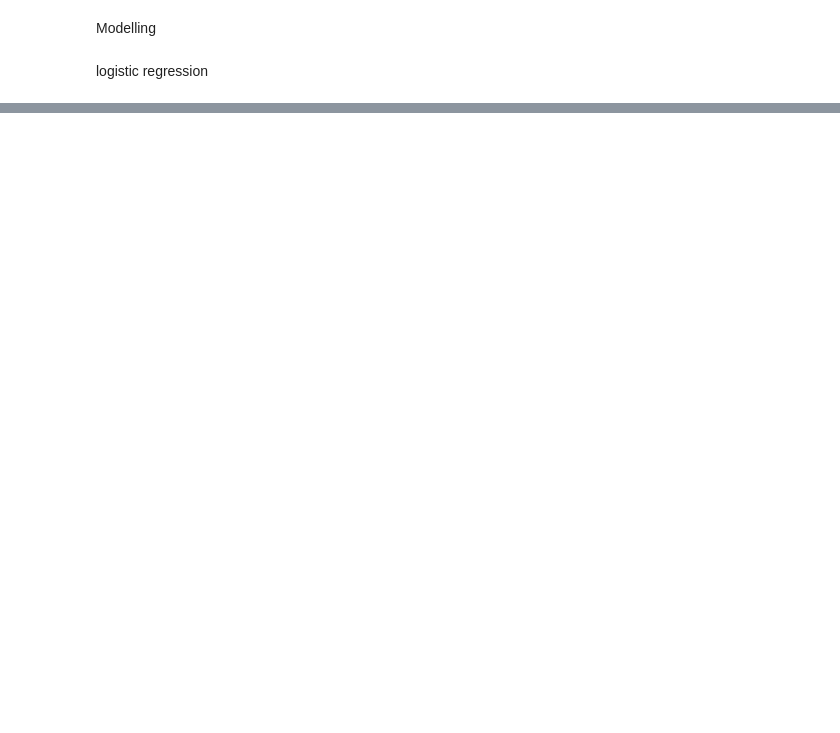
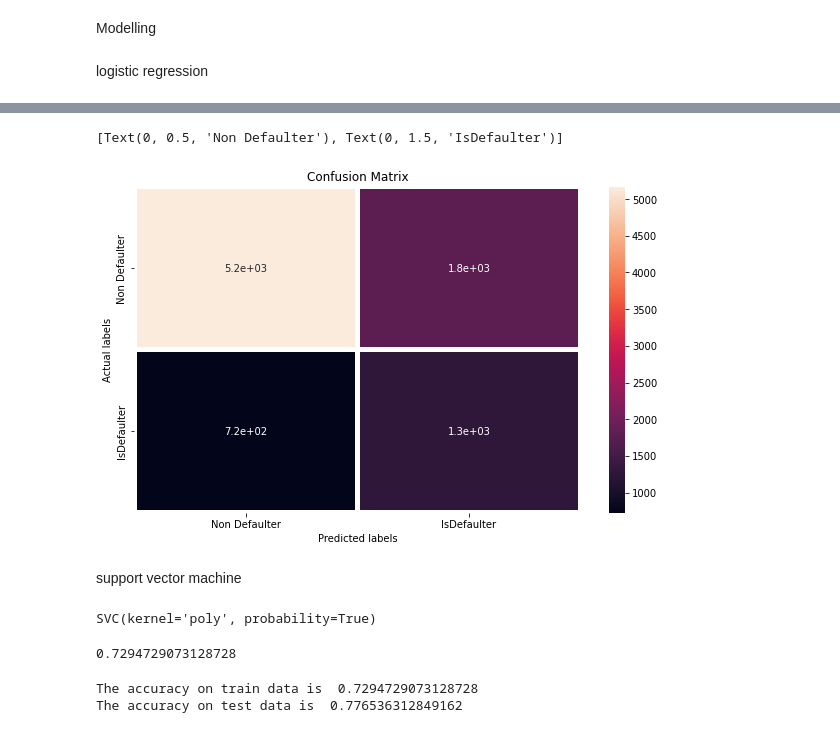
Before and after one commit to Malikarbaaz/CREDIT_CARD_DEFAULT_PREDICTION, a Jupyter notebook: Copy_of_Credit_Card_Default_Prediction_Capstone_Project.ipynb, the cells around one changed output, grey strips where cells are left out. Saved outputs shown, nothing was run; the diff lists cells and outputs as text; code cells hidden in the pictures; blank space fills up the shorter version.

```diff
--- a/Copy_of_Credit_Card_Default_Prediction_Capstone_Project.ipynb
+++ b/Copy_of_Credit_Card_Default_Prediction_Capstone_Project.ipynb
@@ -595,0 +763,10 @@ logistic_model.fit(X_train_os, y_train_os)
+# %%
+from sklearn.tree import DecisionTreeClassifier
+
+dtc_params = {'max_depth':[2,4,6,8,10],
+              'min_samples_leaf':[2,4,6,8,10],
+              'min_samples_split':[2,4,6,8,10],
+              }
+
+dtc_model = GridSearchCV(DecisionTreeClassifier(class_weight='balanced'), param_grid= dtc_params, scoring = 'recall', cv=3, n_jobs=-1)
+dtc_model.fit(X_train_ros, y_train_ros)
@@ -595,0 +797,4 @@ logistic_model.fit(X_train_os, y_train_os)
+# %%
+# Get the y- train & test predicted values
+y_train_preds_dtc = dtc_model.predict(X_train_ros)
+y_test_preds_dtc = dtc_model.predict(X_test)
@@ -595,0 +810,12 @@ logistic_model.fit(X_train_os, y_train_os)
+# %%
+dtc_test_precision= precision_score(y_test, y_test_preds_dtc)
+dtc_test_recall= recall_score(y_test, y_test_preds_dtc)
+dtc_test_f1score= f1_score(y_test, y_test_preds_dtc)
+dtc_test_roc_auc= roc_auc_score(y_test, y_test_preds_dtc)
+dtc_test_confusion_matrix= confusion_matrix(y_test, y_test_preds_dtc)
+
+print("The precision on test data is:", dtc_test_precision)
+print("The recall on test data is:", dtc_test_recall)
+print("The f1 on test data is:", dtc_test_f1score)
+print("The roc_auc_score on test data is:", dtc_test_roc_auc)
+print("The confusion matrix on test data is: \n", dtc_test_confusion_matrix)
@@ -595,0 +830,33 @@ logistic_model.fit(X_train_os, y_train_os)
+# %%
+# Get the confusion matrix for dtc
+labels = ['Non Defaulter', 'IsDefaulter']
+
+plt.figure (figsize= (10,6))
+ax= plt.subplot()
+sns.heatmap(dtc_test_confusion_matrix, annot=True, ax = ax, lw = 4)
+
+# labels, title and ticks
+ax.set_xlabel('Predicted labels')
+ax.set_ylabel('Actual labels')
+ax.set_title('Confusion Matrix')
+ax.xaxis.set_ticklabels(labels)
+ax.yaxis.set_ticklabels(labels)
+# %% [output]
+[Text(0, 0.5, 'Non Defaulter'), Text(0, 1.5, 'IsDefaulter')]
+[figure, added]
+# %% [markdown]
+support vector machine
+# %%
+from sklearn import svm
+
+#Create a svm Classifier
+svm_model = svm.SVC(kernel = 'poly', gamma='scale', probability=True)
+
+#Train the model using the training sets
+svm_model.fit(X_train_ros, y_train_ros)
+# %% [output]
+SVC(kernel='poly', probability=True)
+# %%
+svm_model.score(X_train_ros, y_train_ros)
+# %% [output]
+0.7294729073128728
@@ -595,0 +867,9 @@ logistic_model.fit(X_train_os, y_train_os)
+# %%
+svm_train_accuracy= accuracy_score(y_train_ros, y_train_preds_svm)
+svm_test_accuracy= accuracy_score(y_test, y_test_preds_svm)
+
+print("The accuracy on train data is ", svm_train_accuracy)
+print("The accuracy on test data is ", svm_test_accuracy)
+# %% [output]
+The accuracy on train data is  0.7294729073128728
+The accuracy on test data is  0.776536312849162
```
Also changed, not shown: parts of 45 cells of this notebook.
